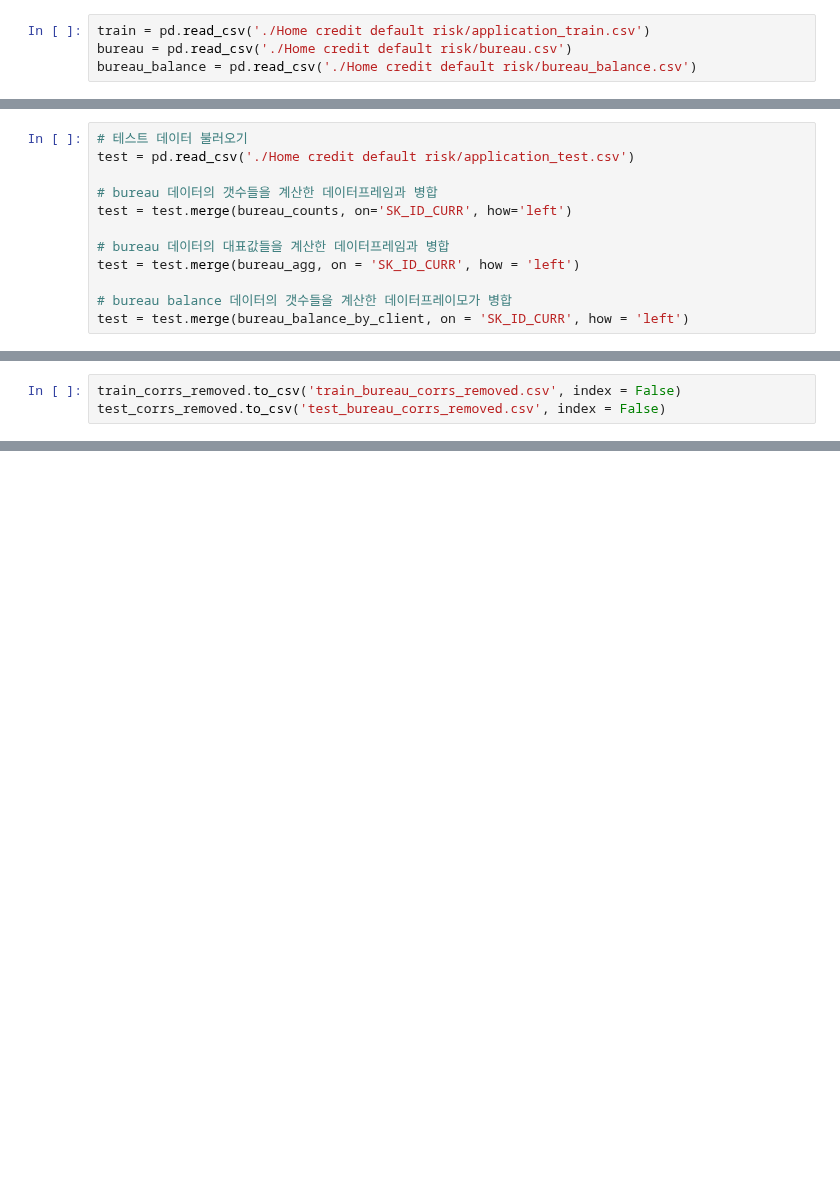
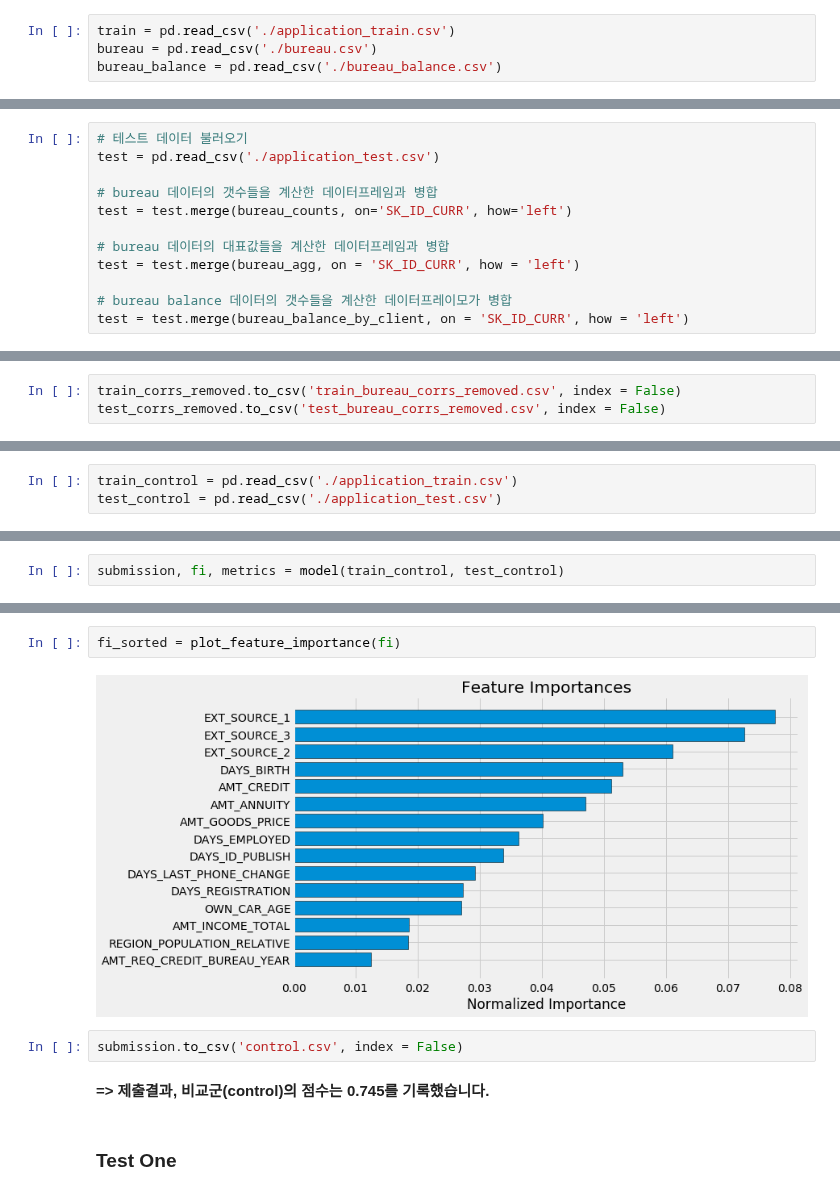
Before and after one commit to suhyun-cho/Dive-to-Kaggle, a Jupyter notebook: Home credit default risk/Home Credit Default Risk.ipynb, the cells around one changed output, grey strips where cells are left out. Drawn from its saved outputs; the diff is of its cells as text; blank space fills up the shorter version.

Commit message:
lightgbm model fit done

```diff
--- a/Home credit default risk/Home Credit Default Risk.ipynb
+++ b/Home credit default risk/Home Credit Default Risk.ipynb
@@ -624,7 +641,7 @@ gc.collect()
 # %%
-train = pd.read_csv('./Home credit default risk/application_train.csv')
-bureau = pd.read_csv('./Home credit default risk/bureau.csv')
-bureau_balance = pd.read_csv('./Home credit default risk/bureau_balance.csv')
+train = pd.read_csv('./application_train.csv')
+bureau = pd.read_csv('./bureau.csv')
+bureau_balance = pd.read_csv('./bureau_balance.csv')
 # %% [markdown]
 
 #### (1) Bureau 데이터프레임 내 범주형 데이터의 갯수 세기 (Counts of Bureau Dataframe)
@@ -775,7 +811,7 @@ len(missing_train_vars)
 누락된 값들을 제거하기 앞서, 테스트 데이터에서의 누락된 값의 비율을 살펴보겠습니다. 그 다음 훈련 또는 테스트 데이터에 있어 90% 이상 누락된 값을 가진 column들을 제거하겠습니다. 이제, 테스트데이터를 불러온 뒤 같은 연산들을 적용하고, 테스트 데이터안의 누락된 값들을 살펴보겠습니다. 이미, 갯수 및 대표값들을 계산한 뒤이므로, 테스트 데이터를 계산된 데이터들과 병합하기만 하면 됩니다.
 # %%
 # 테스트 데이터 불러오기
-test = pd.read_csv('./Home credit default risk/application_test.csv')
+test = pd.read_csv('./application_test.csv')
 
 # bureau 데이터의 갯수들을 계산한 데이터프레임과 병합
 test = test.merge(bureau_counts, on='SK_ID_CURR', how='left')
@@ -969,0 +1309,3 @@ test_corrs_removed.to_csv('test_bureau_corrs_removed.csv', index = False)
+# %%
+train_control = pd.read_csv('./application_train.csv')
+test_control = pd.read_csv('./application_test.csv')
@@ -969,0 +1314,2 @@ test_corrs_removed.to_csv('test_bureau_corrs_removed.csv', index = False)
+# %%
+submission, fi, metrics = model(train_control, test_control)
@@ -969,0 +1348,10 @@ test_corrs_removed.to_csv('test_bureau_corrs_removed.csv', index = False)
+# %%
+fi_sorted = plot_feature_importance(fi)
+# %% [output]
+[figure, added]
+# %%
+submission.to_csv('control.csv', index = False)
+# %% [markdown]
+**=> 제출결과, 비교군(control)의 점수는 0.745를 기록했습니다.**
+# %% [markdown]
+### Test One
```
Also changed, not shown: parts of 30 cells of this notebook.
